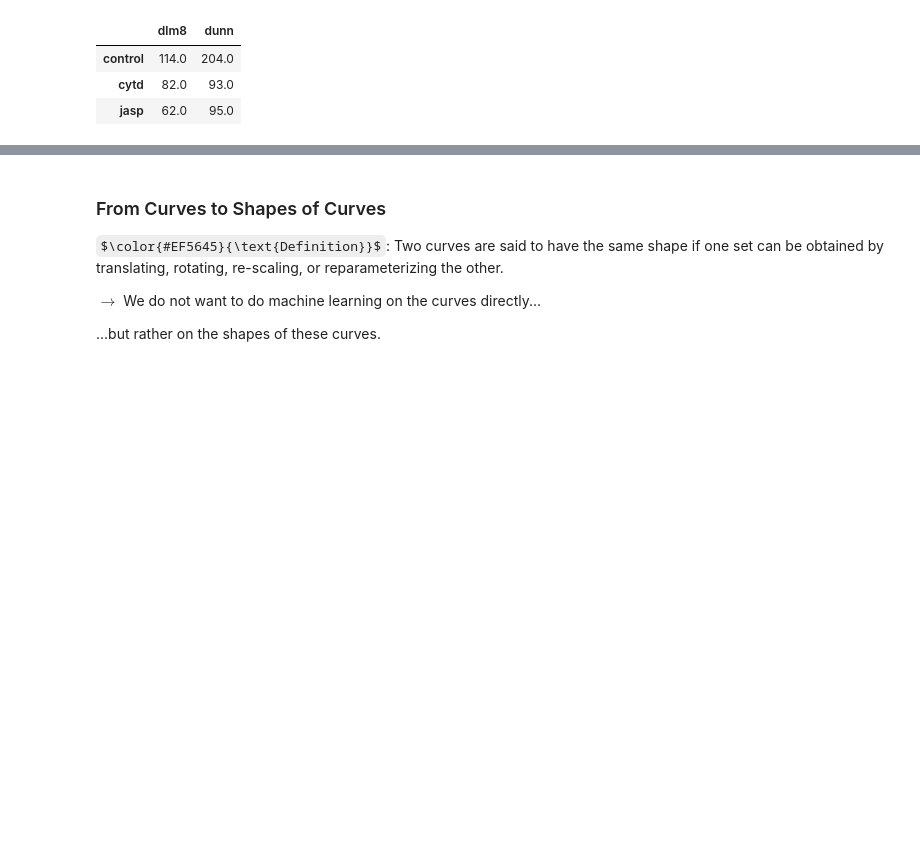
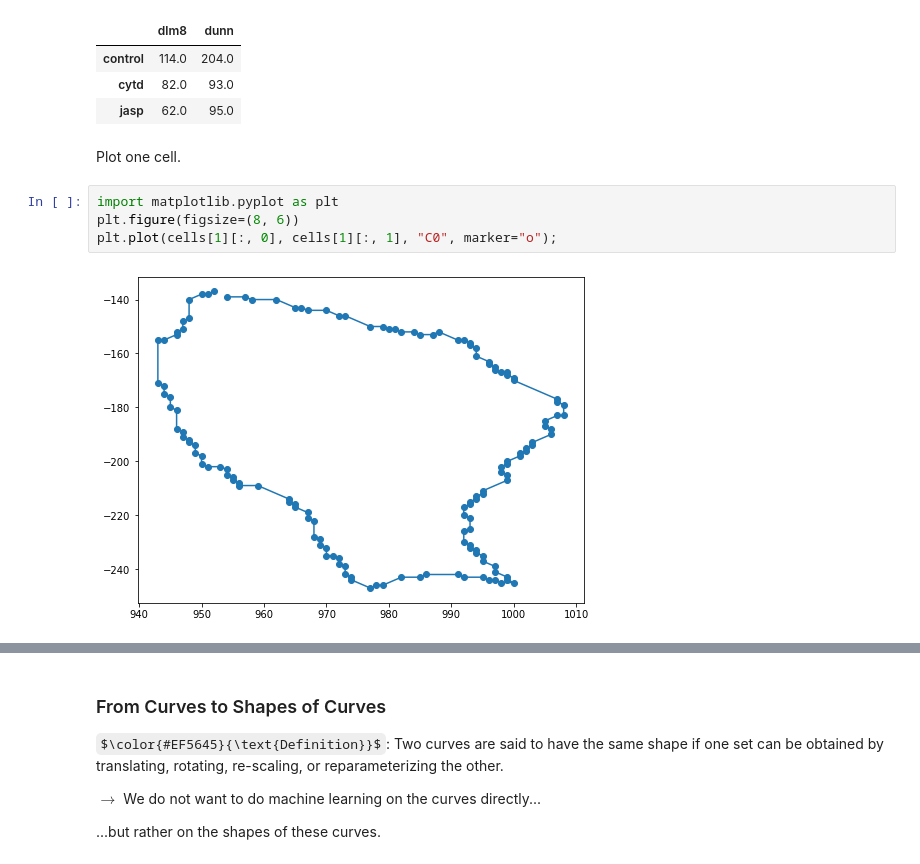
Before and after one commit to geometric-intelligence/ece594n, a Jupyter notebook: lectures/02_b_curves.ipynb, the cells around one changed output, grey strips where cells are left out. Drawn from its saved outputs; the diff is of its cells as text; some formulas as TeX source; blank space fills up the shorter version.

```diff
--- a/lectures/02_b_curves.ipynb
+++ b/lectures/02_b_curves.ipynb
@@ -128,4 +149,12 @@ display(n_cells_df)
 | control | 114.0 | 204.0 |
 | cytd | 82.0 | 93.0 |
 | jasp | 62.0 | 95.0 |
+# %% [markdown]
+Plot one cell.
+# %%
+import matplotlib.pyplot as plt
+plt.figure(figsize=(8, 6))
+plt.plot(cells[1][:, 0], cells[1][:, 1], "C0", marker="o");
+# %% [output]
+[figure, added]
 # %% [markdown]
```
Also changed, not shown: parts of 60 cells of this notebook, 5 other files.
